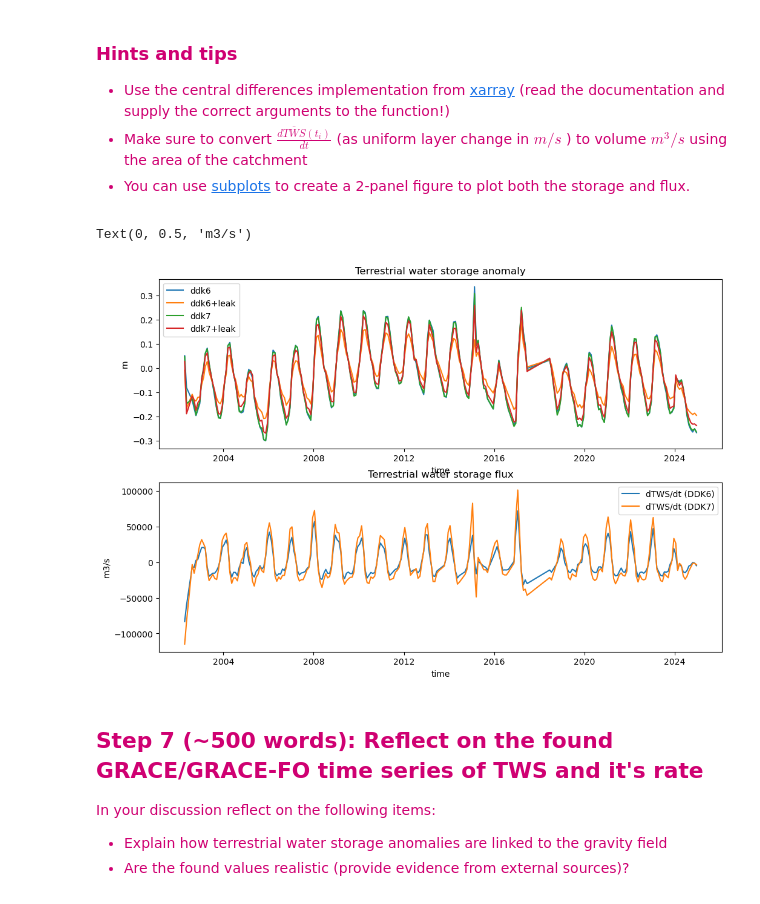
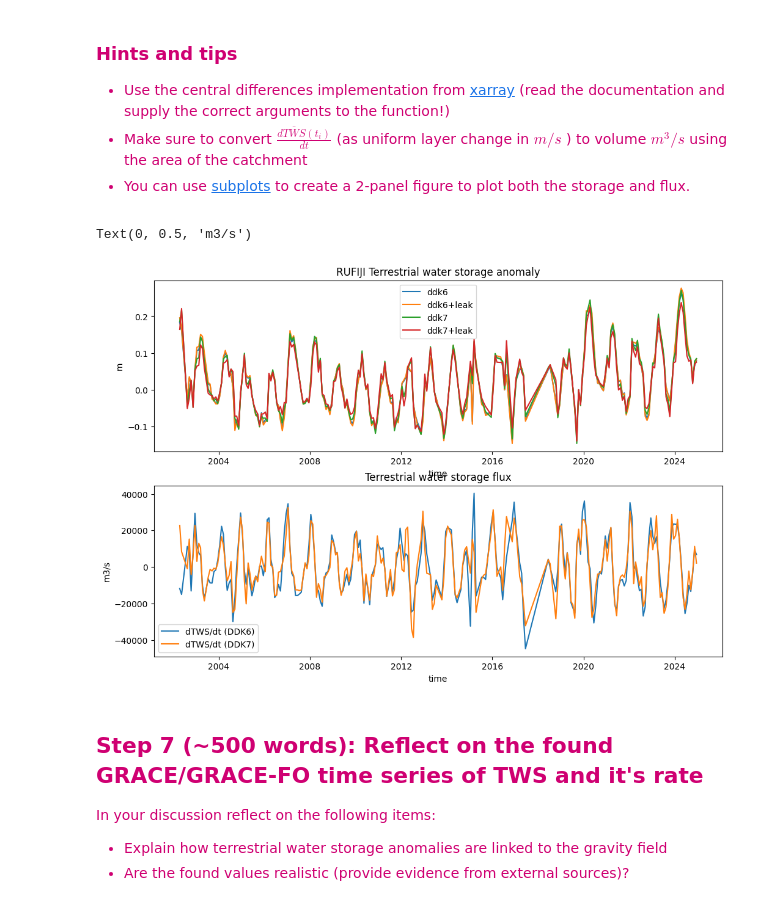
Before and after one commit to EOAfrica/eoafrica-Dar-f2f-may2026, a Jupyter notebook: practicals/02_WaterBalance_Dar2026-solution.ipynb, the cells around one changed output. Drawn from its saved outputs; the diff is of its cells as text; code cells hidden in the pictures.

```diff
--- a/practicals/02_WaterBalance_Dar2026-solution.ipynb
+++ b/practicals/02_WaterBalance_Dar2026-solution.ipynb
@@ -88,7 +97,8 @@ display(zambezi_area_m2)
 # %%
 ## ANSWER MODEL STEP 3 cont'd
-#convert to a spherical harmonic file
+#convert to a spherical harmonic  dataset
 nmax=96
 nmin=2
-dazambezi=xr.DataArray.sh.from_geoseries(dfzambezi.geometry,nmax=nmax,engine='shtns')
+darufiji=xr.DataArray.sh.from_geoseries(dfrufiji.geometry,nmax=nmax,engine='shtns')
+display(darufiji)
 # %% [output]
@@ -110,12 +134,12 @@ shxarray-INFO: Applying SH analysis
 </font>
 # %%
 ## ANSWER MODEL STEP 4
-grcfiles=glob('data/monthly_n96/*gz')
+grcfiles=glob('../data/monthly_n96/*gz')
 
 dsgrace=xr.open_mfdataset(grcfiles,engine='icgem').sh.build_nmindex().sh.truncate(nmax,nmin)
 
 # load static gravity field
-gravstatic='data/GOCO06s.gfc.gz'
+gravstatic='../data/GOCO06s.gfc.gz'
 dsgravstatic=xr.open_dataset(gravstatic,engine='icgem').sh.build_nmindex().sh.truncate(nmax,nmin)
 # %%
 ## ANSWER MODEL STEP 4
@@ -152,11 +176,11 @@ leakage_corr='vishwa2017'
 
 # dabuzi_grc_ddk6=datws.sh.basinav(dabuzi,filtername=filter,engine='shtns')
 # dabuzi2_grc_ddk6=datws.sh.basinav(dabuzi,filtername=filter,leakage_corr=leakage_corr,engine='shtns')
-dazambezi_grc_ddk6=datws.sh.basinav(dazambezi,filtername='DDK6',engine='shtns')
-dazambezi_grc_leak_ddk6=datws.sh.basinav(dazambezi,filtername='DDK6',leakage_corr=leakage_corr,engine='shtns')
+darufiji_grc_ddk6=datws.sh.basinav(darufiji,filtername='DDK6',engine='shtns')
+darufiji_grc_leak_ddk6=datws.sh.basinav(darufiji,filtername='DDK6',leakage_corr=leakage_corr,engine='shtns')
 
-dazambezi_grc_ddk7=datws.sh.basinav(dazambezi,filtername='DDK7',engine='shtns')
-dazambezi_grc_leak_ddk7=datws.sh.basinav(dazambezi,filtername='DDK7',leakage_corr=leakage_corr,engine='shtns')
+darufiji_grc_ddk7=datws.sh.basinav(darufiji,filtername='DDK7',engine='shtns')
+darufiji_grc_leak_ddk7=datws.sh.basinav(darufiji,filtername='DDK7',leakage_corr=leakage_corr,engine='shtns')
 # %% [markdown]
 <font color=#cf0072>
 
@@ -178,45 +202,45 @@ For the visualization part:
 </font>
 # %%
 ## ANSWER MODEL STEP 6
-da_zambezi_tws_rate_ddk7=zambezi_area_m2*dazambezi_grc_leak_ddk7.differentiate('time',datetime_unit='s')
-da_zambezi_tws_rate_ddk6=zambezi_area_m2*dazambezi_grc_leak_ddk6.differentiate('time',datetime_unit='s')
+darufiji_tws_rate_ddk7=basin_area_m2*darufiji_grc_leak_ddk7.differentiate('time',datetime_unit='s')
+darufiji_tws_rate_ddk6=basin_area_m2*darufiji_grc_leak_ddk6.differentiate('time',datetime_unit='s')
 # %%
 ## ANSWER MODEL STEP 6 cont'd
 
 fig,axes=plt.subplots(nrows=2,figsize=(12,8))
 ax=axes[0]
 
-dazambezi_grc_ddk6[0,:].plot(ax=ax,label='ddk6')
-dazambezi_grc_leak_ddk6[0,:].plot(ax=ax,label='ddk6+leak')
-dazambezi_grc_ddk7[0,:].plot(ax=ax,label='ddk7')
-dazambezi_grc_leak_ddk7[0,:].plot(ax=ax,label='ddk7+leak')
+darufiji_grc_ddk6[0,:].plot(ax=ax,label='ddk6')
+darufiji_grc_leak_ddk6[0,:].plot(ax=ax,label='ddk6+leak')
+darufiji_grc_ddk7[0,:].plot(ax=ax,label='ddk7')
+darufiji_grc_leak_ddk7[0,:].plot(ax=ax,label='ddk7+leak')
 
 
 # dabuzi2_grc_ddk7[0,:].plot(ax=ax,label='ddk7 +leak')
 ax.legend()
-ax.set_title('Terrestrial water storage anomaly')
+ax.set_title(f'{basin} Terrestrial water storage anomaly')
 ax.set_ylabel('m')
 
 ax2=axes[1]
 
-da_zambezi_tws_rate_ddk6.plot(ax=ax2,label='dTWS/dt (DDK6)')
-da_zambezi_tws_rate_ddk7.plot(ax=ax2,label='dTWS/dt (DDK7)')
+darufiji_tws_rate_ddk6.plot(ax=ax2,label='dTWS/dt (DDK6)')
+darufiji_tws_rate_ddk7.plot(ax=ax2,label='dTWS/dt (DDK7)')
 
 # da_p_min_et=(dspet_zambezi.avg_tprate-dspet_zambezi.avg_ie).interp(time=da_zambezi_tws_rate.time)
 
 # da_p_min_et.plot(ax=ax,label='P-ET')
 
 
 # da_inf_disch=(da_p_min_et-da_zambezi_tws_rate)
 # da_inf_disch.plot(ax=ax,label='inferred discharge')
 
 ax2.legend()
 
 ax2.set_title('Terrestrial water storage flux')
 ax2.set_ylabel('m3/s')
 # %% [output]
 Text(0, 0.5, 'm3/s')
-[figure, old version]
+[figure, new version]
 # %% [markdown]
 <font color=#cf0072>
 
```
Also changed, not shown: parts of 15 cells of this notebook.
